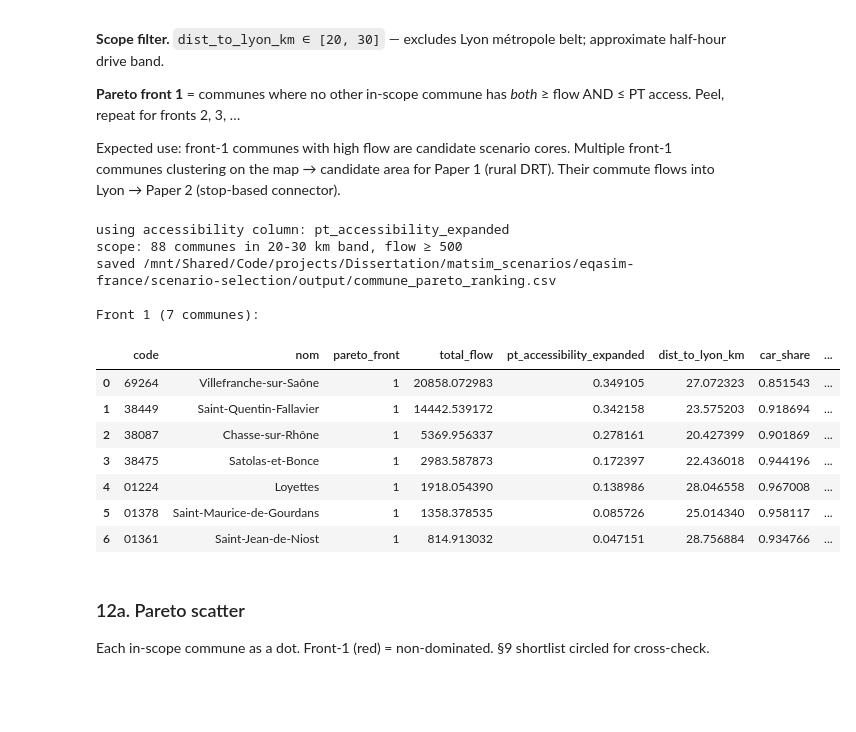
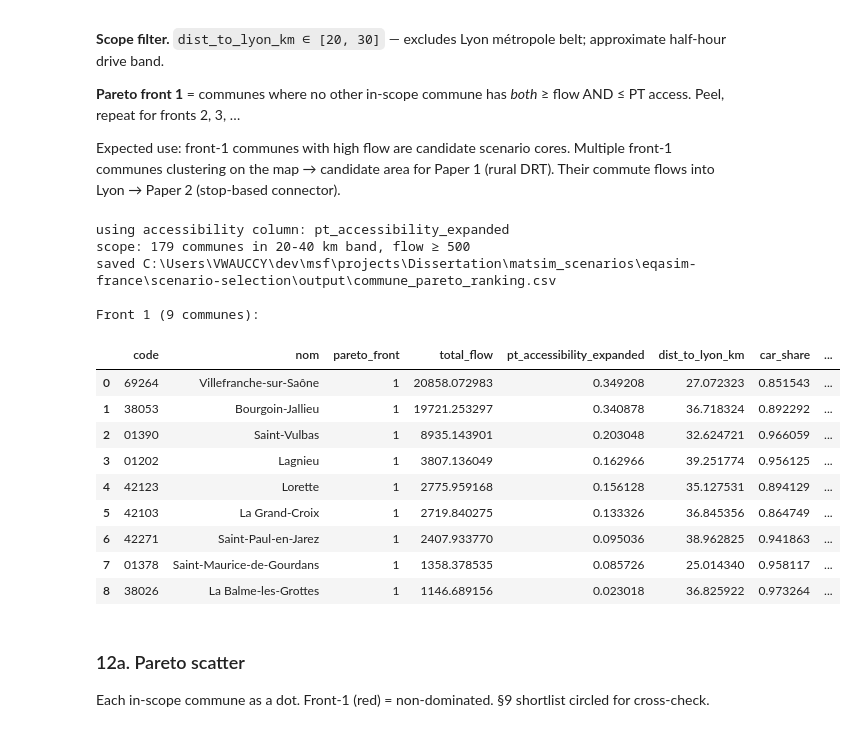
Before and after one commit to Chrigarr9/eqasim-france, a Jupyter notebook: scenario-selection/captivity_analysis.ipynb, the cells around one changed output. Drawn from its saved outputs; the diff is of its cells as text; code cells hidden in the pictures; blank space fills up the shorter version.

```diff
--- a/scenario-selection/captivity_analysis.ipynb
+++ b/scenario-selection/captivity_analysis.ipynb
@@ -764,36 +609,0 @@ importlib.reload(drt_map)
-# %%
-from IPython.display import IFrame
-
-# Add commute distance to od_mode if not already present (needed for popup histograms)
-if "dist_km" not in od_mode.columns:
-    _od = od_mode.merge(
-        lyon_communes[["code", "lon", "lat"]].rename(columns={"code": "origin", "lon": "olon", "lat": "olat"}),
-        on="origin", how="left",
-    ).merge(
-        lyon_communes[["code", "lon", "lat"]].rename(columns={"code": "dest", "lon": "dlon", "lat": "dlat"}),
-        on="dest", how="left",
-    )
-    _od["dist_km"] = _od.apply(
-        lambda r: hkm(r["olon"], r["olat"], r["dlon"], r["dlat"]) if pd.notna(r["olon"]) else np.nan,
-        axis=1,
-    )
-    od_mode = _od
-
-OUT_HTML = HERE / "output" / "drt_suitability_map.html"
-shortlist_codes = set(candidates["code"].astype(str)) if len(candidates) else set()
-
-# Fallback: if §10 didn't run, use §5's pt_accessibility + §5b's connectivity
-if "pt_accessibility_expanded" not in lyon_communes.columns:
-    print("WARNING: pt_accessibility_expanded missing — using §5 pt_accessibility as fallback")
-    lyon_communes["pt_accessibility_expanded"] = lyon_communes.get("pt_accessibility")
-if "connectivity_expanded" not in lyon_communes.columns:
-    lyon_communes["connectivity_expanded"] = lyon_communes.get("connectivity")
-
-m = drt_map.build_map(
-    lyon_communes, od_mode,
-    rail_gdf=rail_gdf,
-    shortlist_codes=shortlist_codes,
-    output_path=OUT_HTML,
-)
-print(f"wrote {OUT_HTML}  ({OUT_HTML.stat().st_size / 1024:.0f} KB)")
-IFrame(str(OUT_HTML), width="100%", height=650)
@@ -815,7 +622,7 @@ Two-axis non-dominated sort over communes in the half-hour drive band.
 Expected use: front-1 communes with high flow are candidate scenario cores. Multiple front-1 communes clustering on the map → candidate area for Paper 1 (rural DRT). Their commute flows into Lyon → Paper 2 (stop-based connector).
 # %%
 MIN_DIST_KM = 20.0   # exclude Lyon metro belt
-MAX_DIST_KM = 30.0   # ~half-hour drive
+MAX_DIST_KM = 40.0   # relaxed from 30 so Saint-Vulbas (32.6 km, Plaine de l'Ain industrial) + outer captive zones enter the scope
 MIN_FLOW    = 500    # drop tiny communes (avoid degenerate front-1 entries)
 
 
@@ -863,43 +670,45 @@ print(f"scope: {len(scope):,} communes in {MIN_DIST_KM:.0f}-{MAX_DIST_KM:.0f} km
 scope["pareto_front"] = pareto_fronts(
     scope["total_flow"].values,
     scope[acc_col].values,
     x_better="higher", y_better="lower",
 )
 scope = scope.sort_values(["pareto_front", "total_flow"], ascending=[True, False])
 
 lyon_communes = lyon_communes.drop(columns=["pareto_front"], errors="ignore")
 lyon_communes = lyon_communes.merge(
     scope[["code", "pareto_front"]], on="code", how="left",
 )
 
 rank_cols = ["code", "nom", "pareto_front", "total_flow", acc_col,
              "dist_to_lyon_km", "car_share", "lyon_share", "io_ratio"]
 if "drt_opportunity" in scope.columns:
     rank_cols.insert(5, "drt_opportunity")
 if "connectivity_expanded" in scope.columns:
     rank_cols.append("connectivity_expanded")
 
 ranking = scope[rank_cols].reset_index(drop=True)
 OUT_CSV = HERE / "output" / "commune_pareto_ranking.csv"
 OUT_CSV.parent.mkdir(parents=True, exist_ok=True)
 ranking.to_csv(OUT_CSV, index=False)
 print(f"saved {OUT_CSV}")
 print(f"\nFront 1 ({(scope['pareto_front']==1).sum()} communes):")
 ranking[ranking["pareto_front"] == 1]
 # %% [output]
 using accessibility column: pt_accessibility_expanded
-scope: 88 communes in 20-30 km band, flow ≥ 500
-saved /mnt/Shared/Code/projects/Dissertation/matsim_scenarios/eqasim-france/scenario-selection/output/commune_pareto_ranking.csv
+scope: 179 communes in 20-40 km band, flow ≥ 500
+saved C:\Users\VWAUCCY\dev\msf\projects\Dissertation\matsim_scenarios\eqasim-france\scenario-selection\output\commune_pareto_ranking.csv
 
-Front 1 (7 communes):
+Front 1 (9 communes):
 |  | code | nom | pareto_front | total_flow | pt_accessibility_expanded | dist_to_lyon_km | car_share | ... |
-| 0 | 69264 | Villefranche-sur-Saône | 1 | 20858.072983 | 0.349105 | 27.072323 | 0.851543 | ... |
-| 1 | 38449 | Saint-Quentin-Fallavier | 1 | 14442.539172 | 0.342158 | 23.575203 | 0.918694 | ... |
-| 2 | 38087 | Chasse-sur-Rhône | 1 | 5369.956337 | 0.278161 | 20.427399 | 0.901869 | ... |
-| 3 | 38475 | Satolas-et-Bonce | 1 | 2983.587873 | 0.172397 | 22.436018 | 0.944196 | ... |
-| 4 | 01224 | Loyettes | 1 | 1918.054390 | 0.138986 | 28.046558 | 0.967008 | ... |
-| 5 | 01378 | Saint-Maurice-de-Gourdans | 1 | 1358.378535 | 0.085726 | 25.014340 | 0.958117 | ... |
-| 6 | 01361 | Saint-Jean-de-Niost | 1 | 814.913032 | 0.047151 | 28.756884 | 0.934766 | ... |
+| 0 | 69264 | Villefranche-sur-Saône | 1 | 20858.072983 | 0.349208 | 27.072323 | 0.851543 | ... |
+| 1 | 38053 | Bourgoin-Jallieu | 1 | 19721.253297 | 0.340878 | 36.718324 | 0.892292 | ... |
+| 2 | 01390 | Saint-Vulbas | 1 | 8935.143901 | 0.203048 | 32.624721 | 0.966059 | ... |
+| 3 | 01202 | Lagnieu | 1 | 3807.136049 | 0.162966 | 39.251774 | 0.956125 | ... |
+| 4 | 42123 | Lorette | 1 | 2775.959168 | 0.156128 | 35.127531 | 0.894129 | ... |
+| 5 | 42103 | La Grand-Croix | 1 | 2719.840275 | 0.133326 | 36.845356 | 0.864749 | ... |
+| 6 | 42271 | Saint-Paul-en-Jarez | 1 | 2407.933770 | 0.095036 | 38.962825 | 0.941863 | ... |
+| 7 | 01378 | Saint-Maurice-de-Gourdans | 1 | 1358.378535 | 0.085726 | 25.014340 | 0.958117 | ... |
+| 8 | 38026 | La Balme-les-Grottes | 1 | 1146.689156 | 0.023018 | 36.825922 | 0.973264 | ... |
 # %% [markdown]
 ### 12a. Pareto scatter
 
```
Also changed, not shown: parts of 30 cells of this notebook, 2 other files.
